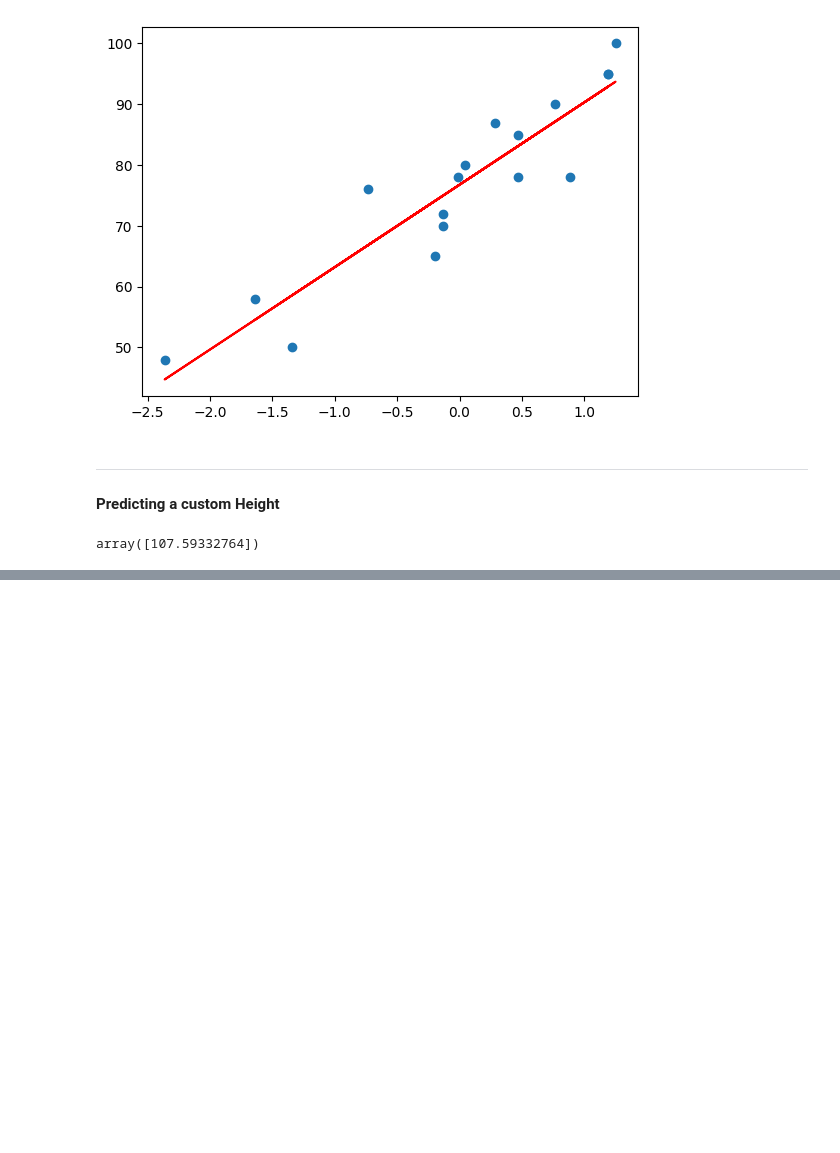
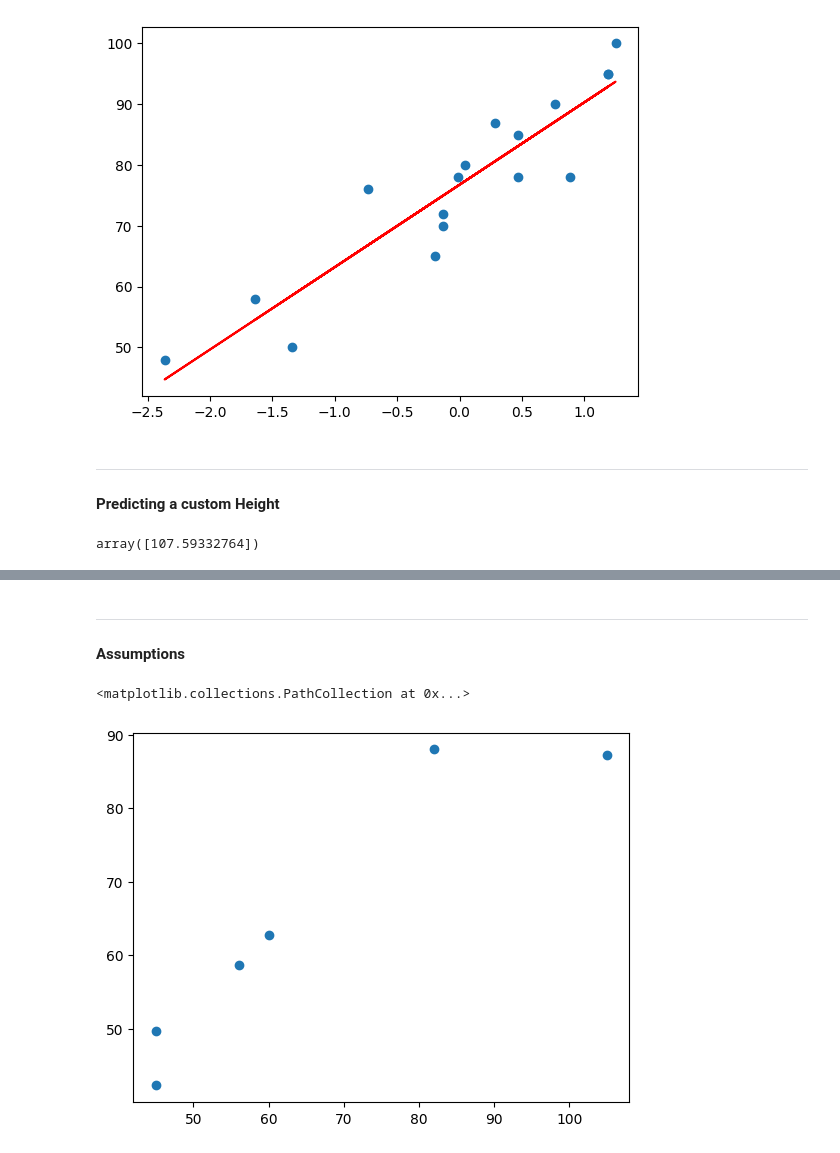
Before and after one commit to ShivamDevHere/machine-learning, a Jupyter notebook: 05-ML Project LifeCycle/01-simple-linreg.ipynb, the cells around one changed output, grey strips where cells are left out. Drawn from its saved outputs; the diff is of its cells as text; code cells hidden in the pictures; blank space fills up the shorter version.

```diff
--- a/05-ML Project LifeCycle/01-simple-linreg.ipynb
+++ b/05-ML Project LifeCycle/01-simple-linreg.ipynb
@@ -117,0 +123,8 @@ array([107.59332764])
+# %% [markdown]
+---
+#### Assumptions
+# %%
+plt.scatter(y_test, y_pred)
+# %% [output]
+<matplotlib.collections.PathCollection at 0x...>
+[figure, added]
```
Also changed, not shown: parts of 2 cells of this notebook.
